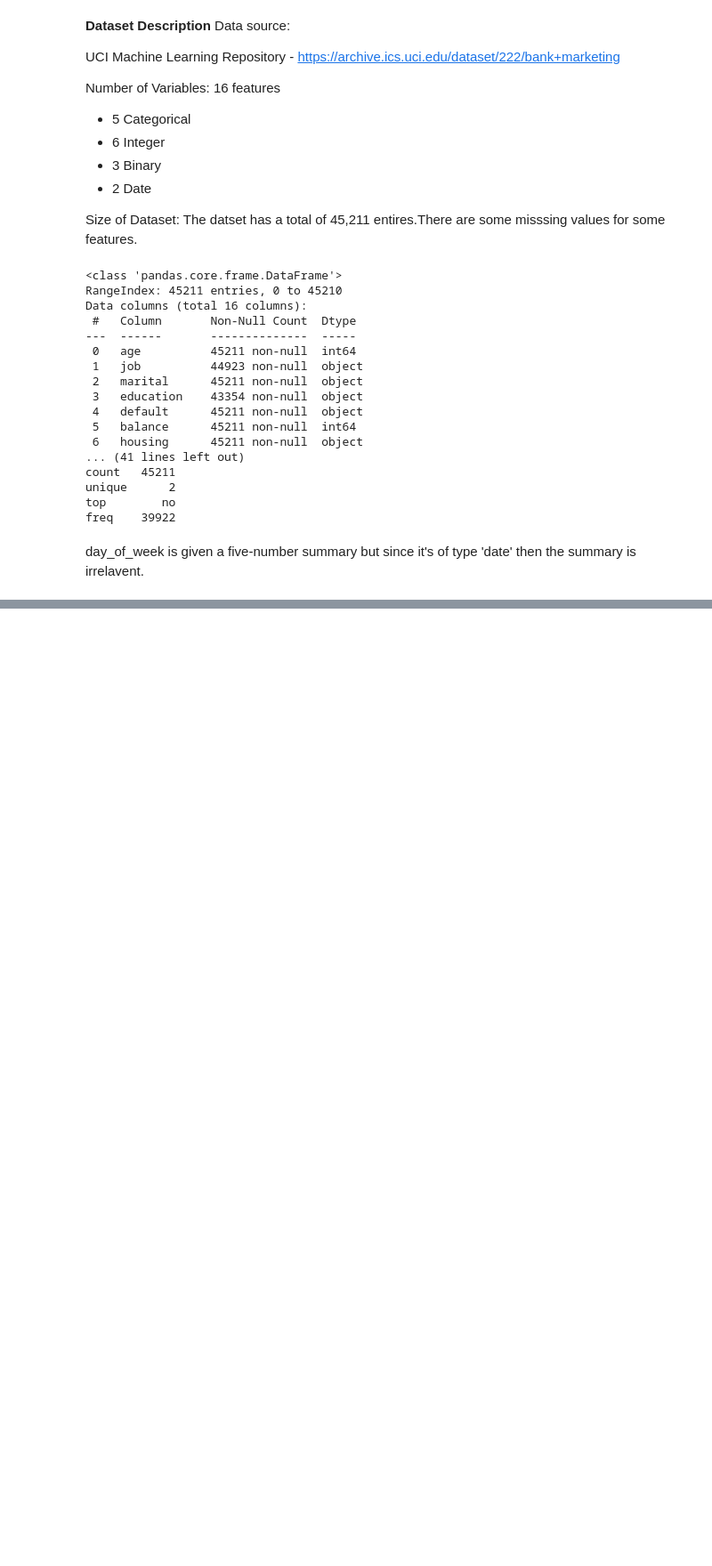
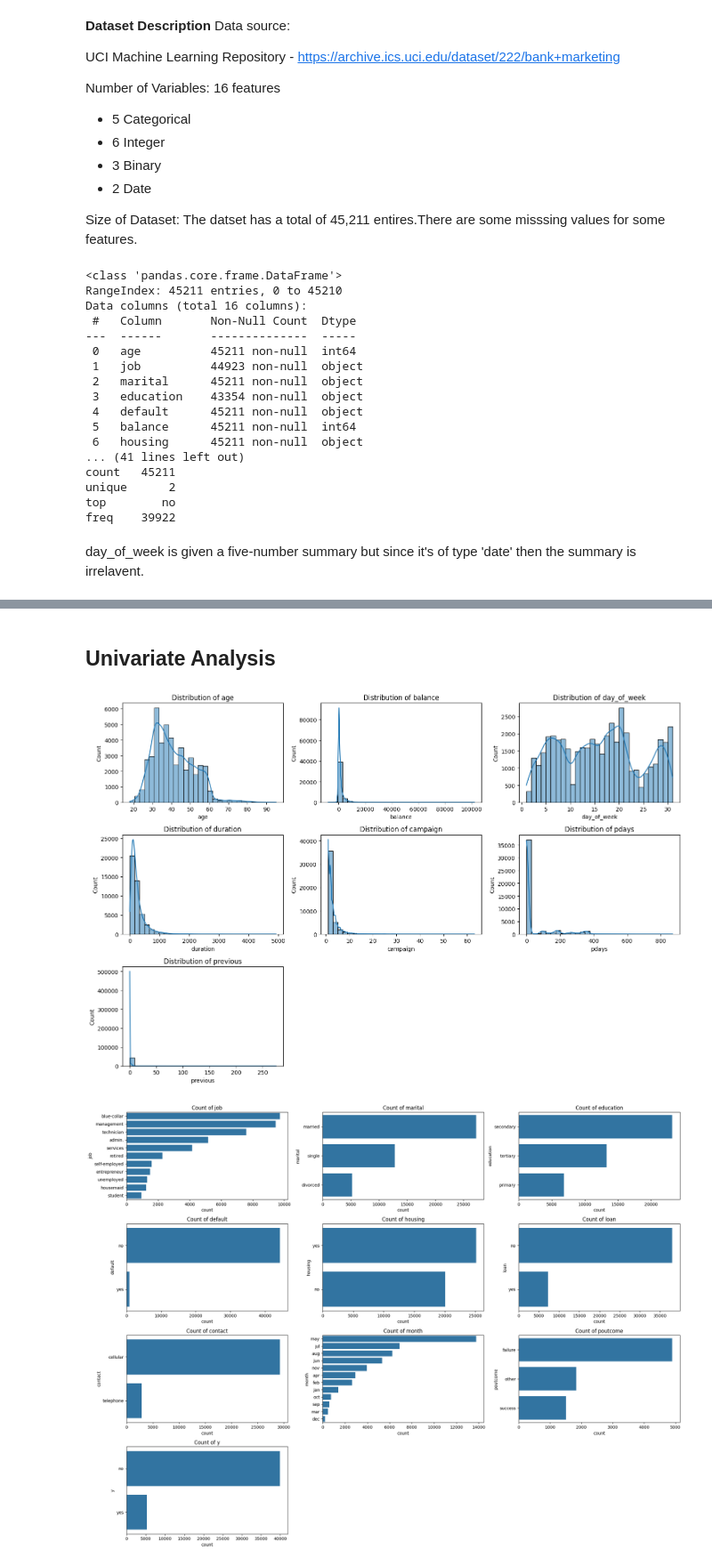
Before and after one commit to josuesandoval-beep/Final-Project-Bank-Marketing, a Jupyter notebook: Final_Project_Bank_Marketing.ipynb, the cells around one changed output, grey strips where cells are left out. Shown at 89% size. Drawn from its saved outputs; the diff is of its cells as text; code cells hidden in the pictures; blank space fills up the shorter version.

Commit message:
Created using Colab -addition of exploratory data analysis: univariate and bivariate

```diff
--- a/Final_Project_Bank_Marketing.ipynb
+++ b/Final_Project_Bank_Marketing.ipynb
@@ -99,0 +122,13 @@ TODO:
+# %%
+#importing uci repo
+from ucimlrepo import fetch_ucirepo
+
+# fetch dataset
+bank_marketing = fetch_ucirepo(id=222)
+
+# data (as pandas dataframes)
+X = bank_marketing.data.features
+y = bank_marketing.data.targets
+
+# variable information
+print(bank_marketing.variables)
@@ -99,0 +195,7 @@ TODO:
+# %%
+bankdata = pd.concat([X, y], axis=1)
+
+num_cols = ['age', 'balance', 'day_of_week', 'duration', 'campaign', 'pdays', 'previous']
+cat_cols = ['job', 'marital', 'education', 'default', 'housing', 'loan', 'contact', 'month', 'poutcome','y']
+
+bankdata.head()
@@ -99,0 +209,24 @@ TODO:
+# %% [markdown]
+## Univariate Analysis
+# %%
+# --- Numerical Variables ---
+plt.figure(figsize=(15, 10))
+for i, col in enumerate(num_cols):
+    plt.subplot(3, 3, i + 1)
+    sns.histplot(bankdata[col], kde=True, bins=30)
+    plt.title(f'Distribution of {col}')
+    plt.tight_layout()
+plt.show()
+
+# --- Categorical Variables ---
+plt.figure(figsize=(20, 15))
+for i, col in enumerate(cat_cols):
+    plt.subplot(4, 3, i + 1)
+    # Order bars by count for better readability
+    sns.countplot(y=bankdata[col], order=bankdata[col].value_counts().index)
+    plt.title(f'Count of {col}')
+    plt.tight_layout()
+plt.show()
+# %% [output]
+[figure, added]
+[figure, added]
```
Also changed, not shown: parts of 16 cells of this notebook.
